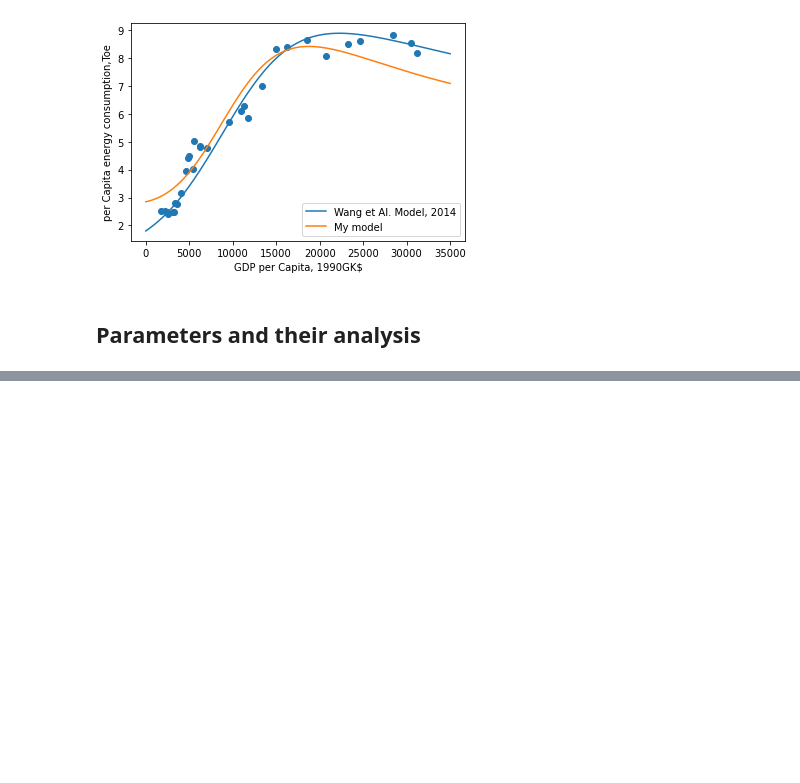
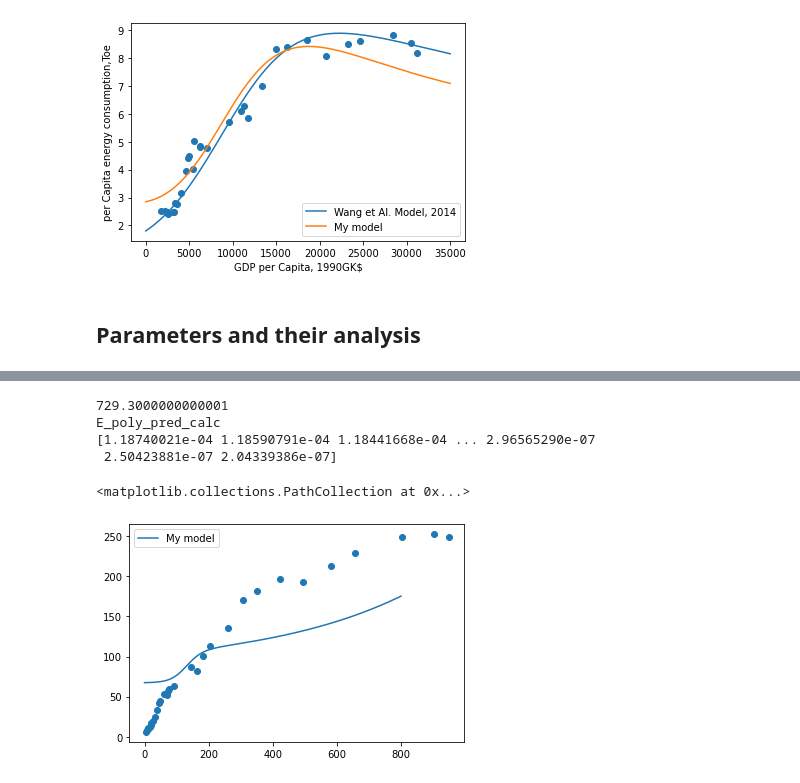
Before and after one commit to leatrin/EnergyLimits, a Jupyter notebook: Codes/S-curve-USA - cleanv.ipynb, the cells around one changed output, grey strips where cells are left out. Saved outputs shown, nothing was run; the diff lists cells and outputs as text; code cells hidden in the pictures; blank space fills up the shorter version.

```diff
--- a/Codes/S-curve-USA - cleanv.ipynb
+++ b/Codes/S-curve-USA - cleanv.ipynb
@@ -88,15 +91,13 @@ def remarking_points(G, E, deg = 6, step = 0.1) :
 
     E_poly_pred_calc = model.predict(G_calc_poly )
     E_poly_pred_calc = np.array([E_poly_pred_calc[i][0] for i in range(len(E_poly_pred_calc))])
-    print(E_poly_pred_calc)
 
     #inflexion point
-    idx_infl = int(np.diff(E_poly_pred_calc ).argmax())
+    idx_infl = int(np.diff(E_poly_pred_calc[4:] ).argmax())
     G_i = G_calc[idx_infl][0]
     G_dist = np.array([abs(g-G_i) for g in G])
     id_i = G_dist.argmin()
     E_i = E[id_i][0]
-    print(id_i)
 
     # zero-growth point
     zero_growth_idx = np.abs(np.diff(E_poly_pred_calc[idx_infl:])).argmin()
@@ -105,8 +106,8 @@ def remarking_points(G, E, deg = 6, step = 0.1) :
     id_z = G_dist.argmin()-1
     E_z = E[id_z][0]
 
+
     # Take-off point
-    print(np.diff(E_poly_pred_calc)[0:idx_infl])
     to_idx =np.diff(np.diff(E_poly_pred_calc))[0:idx_infl].argmax()
     G_t = G_calc[to_idx][0]
     G_dist = np.array([abs(g-G_t) for g in G])
@@ -172,0 +172,14 @@ Text(0, 0.5, 'per Capita energy consumption,Toe')
+# %%
+E = PEC/10**4
+G = GDP/10**7
+dict = remarking_points(G, E, deg=6, step = 0.1)
+plt.plot(np.arange(800), s_curve(dict, np.arange(800)), label = 'My model')
+plt.legend()
+plt.scatter(G,E)
+# %% [output]
+729.3000000000001
+E_poly_pred_calc
+[1.18740021e-04 1.18590791e-04 1.18441668e-04 ... 2.96565290e-07
+ 2.50423881e-07 2.04339386e-07]
+<matplotlib.collections.PathCollection at 0x...>
+[figure, added]
```
Also changed, not shown: parts of 9 cells of this notebook, 6 other files.
